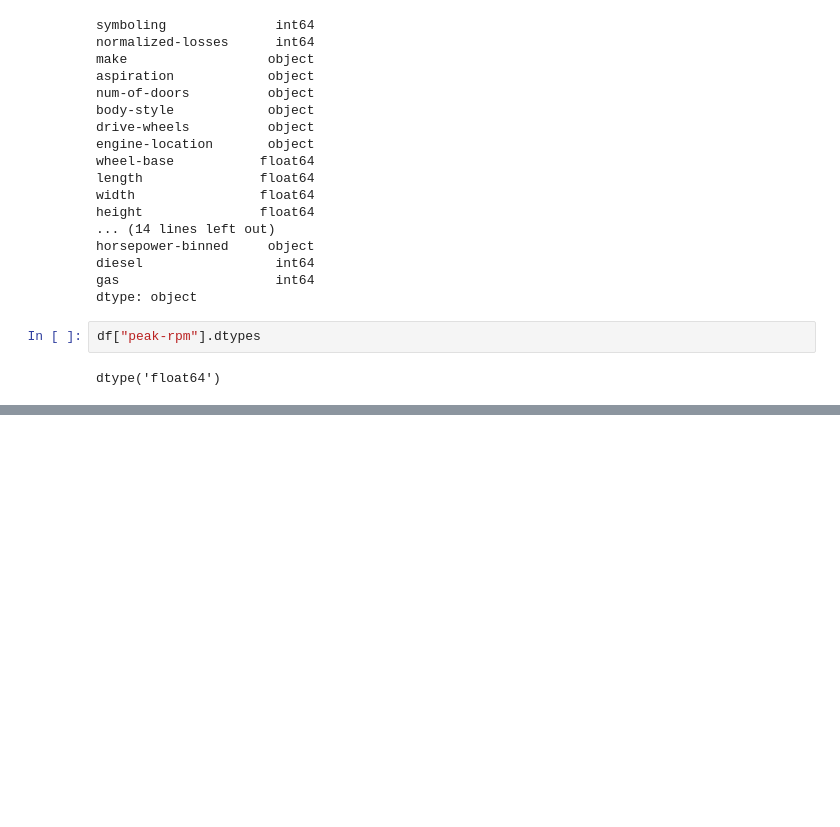
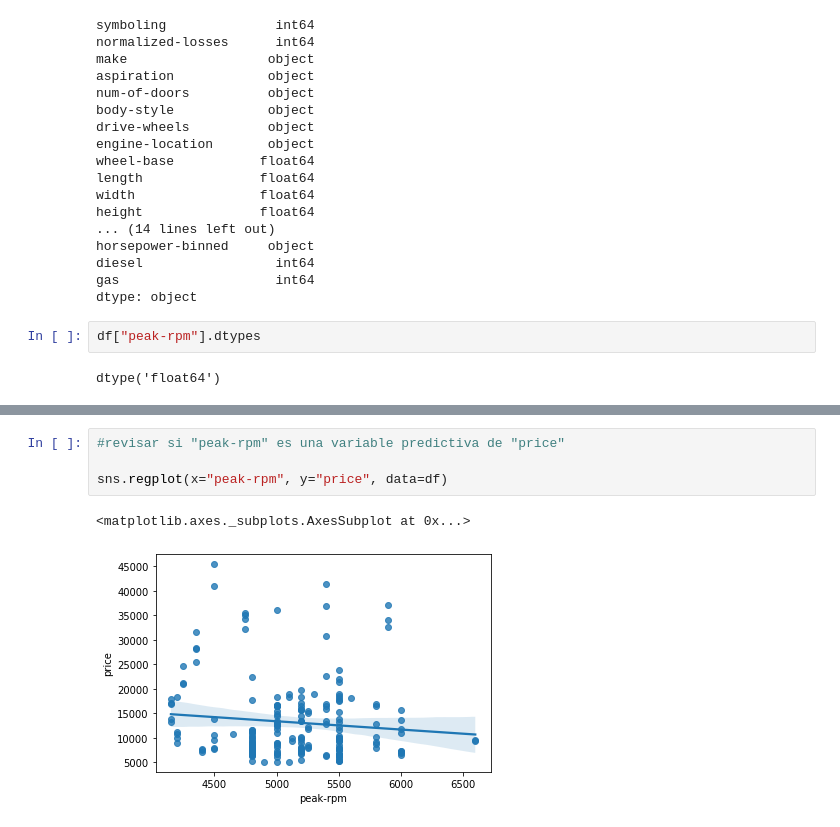
Before and after one commit to PosgradoMNA/actividades-de-aprendizaje-jesusrincon1328, a Jupyter notebook: Data Analysis with Python/Module_3_Exploratory_Data_Analysis.ipynb, the cells around one changed output, grey strips where cells are left out. Saved outputs shown, nothing was run; the diff lists cells and outputs as text; blank space fills up the shorter version.

```diff
--- a/Data Analysis with Python/Module_3_Exploratory_Data_Analysis.ipynb
+++ b/Data Analysis with Python/Module_3_Exploratory_Data_Analysis.ipynb
@@ -74,0 +109,7 @@ df.corr()
+# %%
+#revisar si "peak-rpm" es una variable predictiva de "price"
+
+sns.regplot(x="peak-rpm", y="price", data=df)
+# %% [output]
+<matplotlib.axes._subplots.AxesSubplot at 0x...>
+[figure, added]
```
Also changed, not shown: parts of 55 cells of this notebook.
